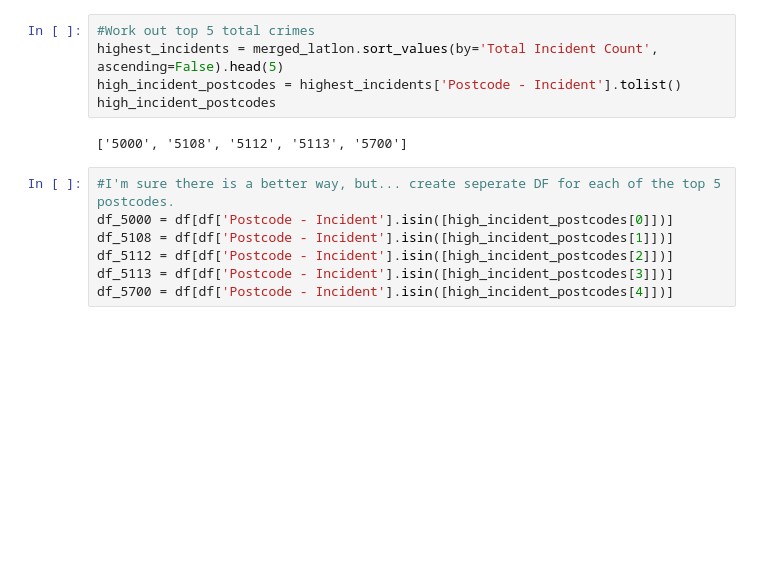
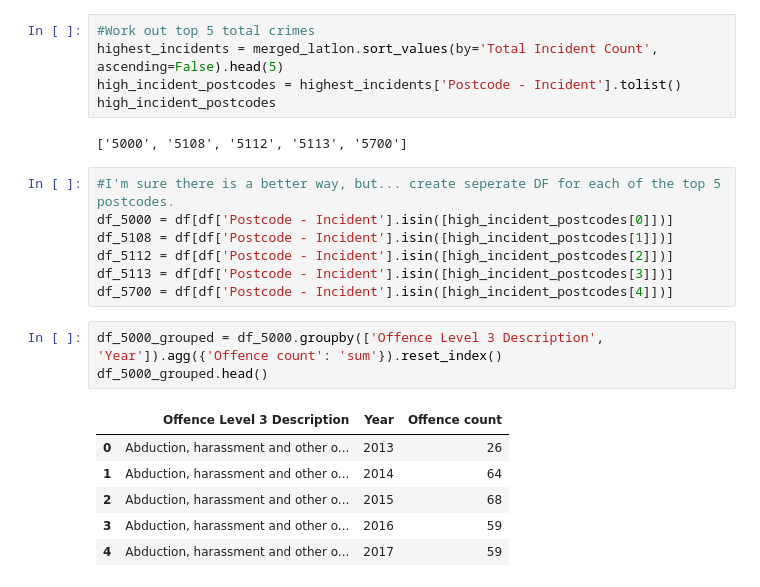
Before and after one commit to Evkn00/g1p1, a Jupyter notebook: tc-main2.ipynb, the cells around one changed output. Saved outputs shown, nothing was run; the diff lists cells and outputs as text; blank space fills up the shorter version.

```diff
--- a/tc-main2.ipynb
+++ b/tc-main2.ipynb
@@ -194,3 +194,13 @@ df_5108 = df[df['Postcode - Incident'].isin([high_incident_postcodes[1]])]
 df_5112 = df[df['Postcode - Incident'].isin([high_incident_postcodes[2]])]
 df_5113 = df[df['Postcode - Incident'].isin([high_incident_postcodes[3]])]
 df_5700 = df[df['Postcode - Incident'].isin([high_incident_postcodes[4]])]
+# %%
+df_5000_grouped = df_5000.groupby(['Offence Level 3 Description', 'Year']).agg({'Offence count': 'sum'}).reset_index()
+df_5000_grouped.head()
+# %% [output]
+|  | Offence Level 3 Description | Year | Offence count |
+| 0 | Abduction, harassment and other o... | 2013 | 26 |
+| 1 | Abduction, harassment and other o... | 2014 | 64 |
+| 2 | Abduction, harassment and other o... | 2015 | 68 |
+| 3 | Abduction, harassment and other o... | 2016 | 59 |
+| 4 | Abduction, harassment and other o... | 2017 | 59 |
```
Also changed, not shown: parts of 2 cells of this notebook.
